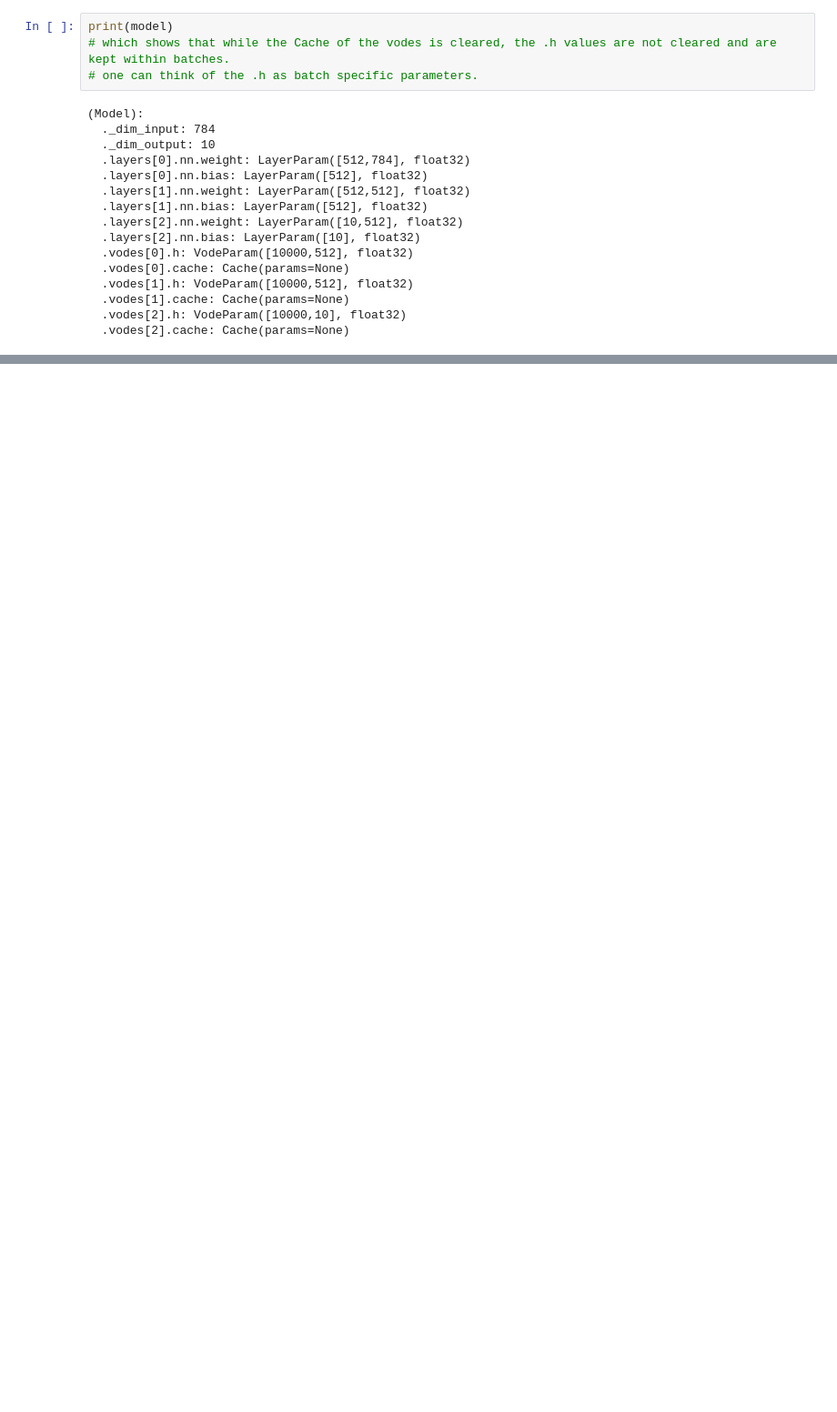
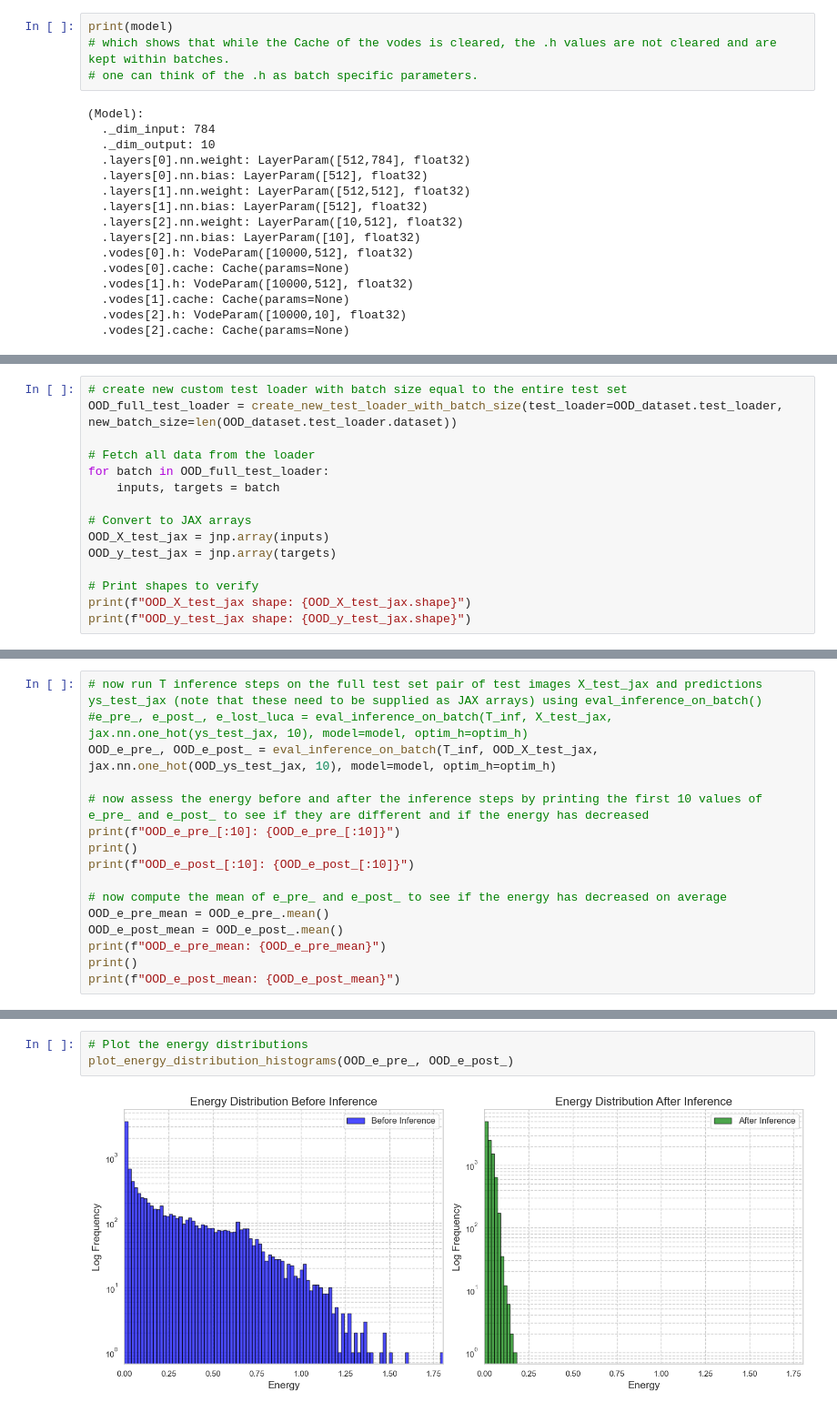
Before and after one commit to liukidar/pcx, a Jupyter notebook: examples/7_out_of_distribution_energy_analysis.ipynb, the cells around one changed output, grey strips where cells are left out. Shown: that part at 91% size. Cells and saved outputs as stored; diff of their text form; blank space fills up the shorter version.

Commit message:
first OOD vs ID comparison successfully run

```diff
--- a/examples/7_out_of_distribution_energy_analysis.ipynb
+++ b/examples/7_out_of_distribution_energy_analysis.ipynb
@@ -747,0 +769,15 @@ e_post_[:10]: [4.00733043e-05 1.78815560e-06 1.95937604e-03 1.65610036e-04
+# %%
+# create new custom test loader with batch size equal to the entire test set
+OOD_full_test_loader = create_new_test_loader_with_batch_size(test_loader=OOD_dataset.test_loader, new_batch_size=len(OOD_dataset.test_loader.dataset))
+
+# Fetch all data from the loader
+for batch in OOD_full_test_loader:
+    inputs, targets = batch
+
+# Convert to JAX arrays
+OOD_X_test_jax = jnp.array(inputs)
+OOD_y_test_jax = jnp.array(targets)
+
+# Print shapes to verify
+print(f"OOD_X_test_jax shape: {OOD_X_test_jax.shape}")
+print(f"OOD_y_test_jax shape: {OOD_y_test_jax.shape}")
@@ -747,0 +823,16 @@ e_post_[:10]: [4.00733043e-05 1.78815560e-06 1.95937604e-03 1.65610036e-04
+# %%
+# now run T inference steps on the full test set pair of test images X_test_jax and predictions ys_test_jax (note that these need to be supplied as JAX arrays) using eval_inference_on_batch()
+#e_pre_, e_post_, e_lost_luca = eval_inference_on_batch(T_inf, X_test_jax, jax.nn.one_hot(ys_test_jax, 10), model=model, optim_h=optim_h)
+OOD_e_pre_, OOD_e_post_ = eval_inference_on_batch(T_inf, OOD_X_test_jax, jax.nn.one_hot(OOD_ys_test_jax, 10), model=model, optim_h=optim_h)
+
+# now assess the energy before and after the inference steps by printing the first 10 values of e_pre_ and e_post_ to see if they are different and if the energy has decreased
+print(f"OOD_e_pre_[:10]: {OOD_e_pre_[:10]}")
+print()
+print(f"OOD_e_post_[:10]: {OOD_e_post_[:10]}")
+
+# now compute the mean of e_pre_ and e_post_ to see if the energy has decreased on average
+OOD_e_pre_mean = OOD_e_pre_.mean()
+OOD_e_post_mean = OOD_e_post_.mean()
+print(f"OOD_e_pre_mean: {OOD_e_pre_mean}")
+print()
+print(f"OOD_e_post_mean: {OOD_e_post_mean}")
@@ -747,0 +898,5 @@ e_post_[:10]: [4.00733043e-05 1.78815560e-06 1.95937604e-03 1.65610036e-04
+# %%
+# Plot the energy distributions
+plot_energy_distribution_histograms(OOD_e_pre_, OOD_e_post_)
+# %% [output]
+[figure, added]
```
Also changed, not shown: parts of 19 cells of this notebook.
